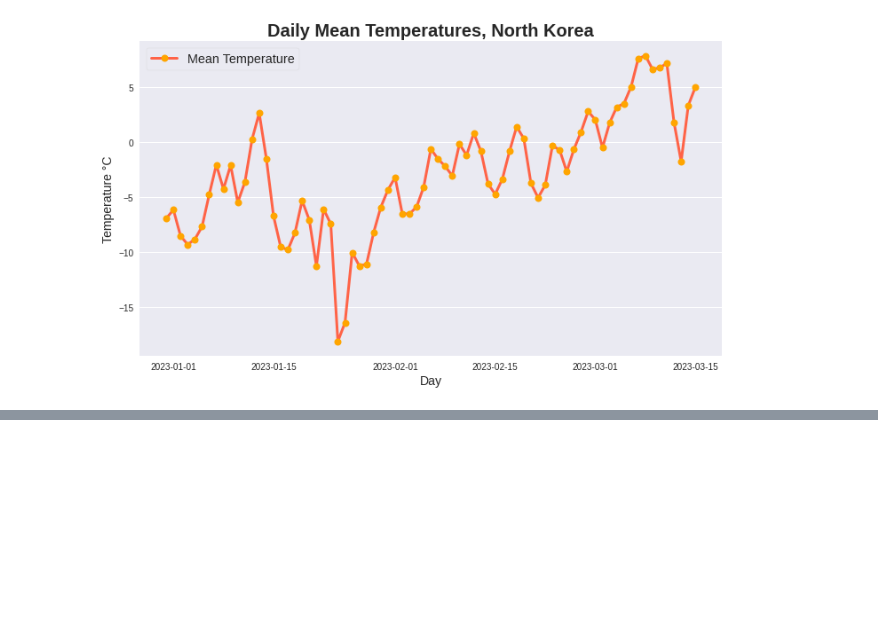
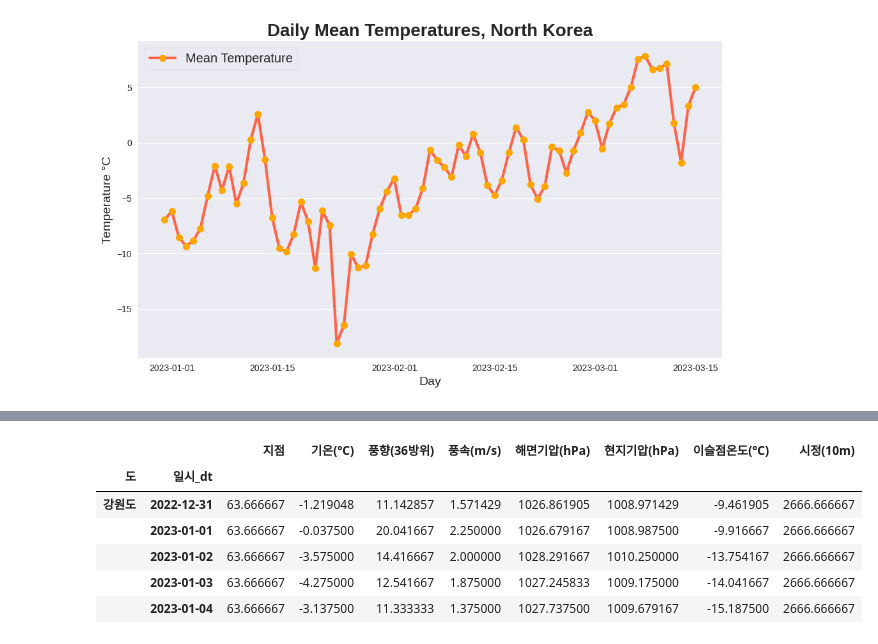
Before and after one commit to thdfydgh/MilitaryProjectDA, a Jupyter notebook: NorthKoreaDA.ipynb, the cells around one changed output, grey strips where cells are left out. Saved outputs shown, nothing was run; the diff lists cells and outputs as text; code cells hidden in the pictures; blank space fills up the shorter version.

```diff
--- a/NorthKoreaDA.ipynb
+++ b/NorthKoreaDA.ipynb
@@ -317,0 +388,13 @@ plt.tight_layout()
+# %%
+# 도(행정구역) 별 일평균 기온 구하기
+
+zones_daily = data.groupby('도').resample("D").mean()
+zones_daily.head()
+# %% [output]
+|  |  | 지점 | 기온(°C) | 풍향(36방위) | 풍속(m/s) | 해면기압(hPa) | 현지기압(hPa) | 이슬점온도(°C) | 시정(10m) |
+| 도 | 일시_dt |  |  |  |  |  |  |  |  |
+| 강원도 | 2022-12-31 | 63.666667 | -1.219048 | 11.142857 | 1.571429 | 1026.861905 | 1008.971429 | -9.461905 | 2666.666667 |
+|  | 2023-01-01 | 63.666667 | -0.037500 | 20.041667 | 2.250000 | 1026.679167 | 1008.987500 | -9.916667 | 2666.666667 |
+|  | 2023-01-02 | 63.666667 | -3.575000 | 14.416667 | 2.000000 | 1028.291667 | 1010.250000 | -13.754167 | 2666.666667 |
+|  | 2023-01-03 | 63.666667 | -4.275000 | 12.541667 | 1.875000 | 1027.245833 | 1009.175000 | -14.041667 | 2666.666667 |
+|  | 2023-01-04 | 63.666667 | -3.137500 | 11.333333 | 1.375000 | 1027.737500 | 1009.679167 | -15.187500 | 2666.666667 |
```
Also changed, not shown: parts of 13 cells of this notebook.
